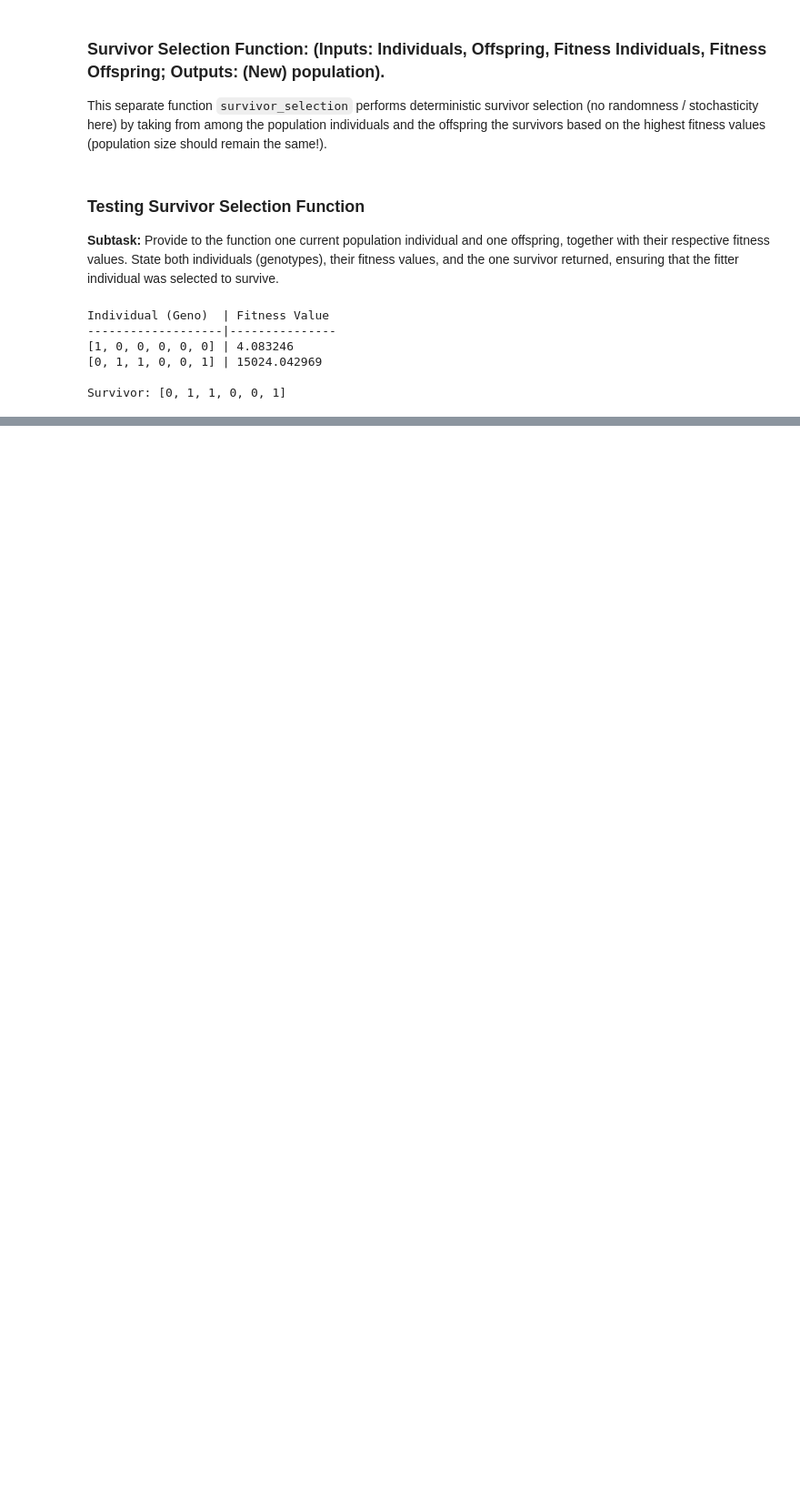
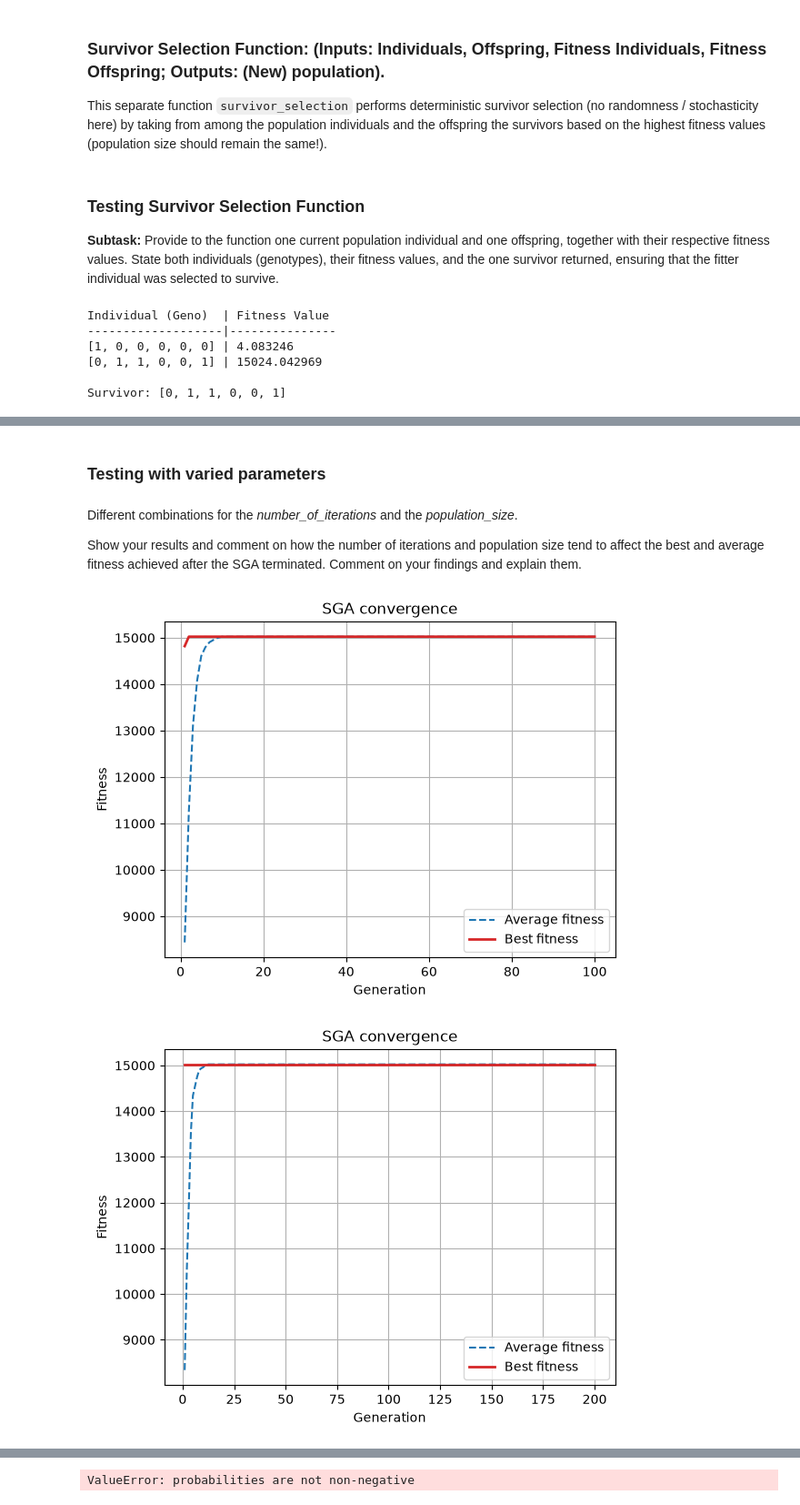
Before and after one commit to kormakursnorra/MachineLearningRepo, a Jupyter notebook: Project2/src/task1.ipynb, the cells around one changed output, grey strips where cells are left out. Shown at 91% size. Saved outputs shown, nothing was run; the diff lists cells and outputs as text; code cells hidden in the pictures; blank space fills up the shorter version.

```diff
--- a/Project2/src/task1.ipynb
+++ b/Project2/src/task1.ipynb
@@ -450,0 +495,33 @@ for i in range( HYPER_PARAMS["n_iter"] ):
+# %% [markdown]
+### Testing with varied parameters
+# %% [markdown]
+Different combinations for the *number_of_iterations* and the *population_size*.
+
+Show your results and comment on how the number of iterations and population size tend to affect the best and average fitness achieved after the SGA terminated. Comment on your findings and explain them.
+# %%
+# Odd population size
+sga_trial( { "n_pop": 51, "n_bits": 6, "c_prob": 0.85, "m_prob": 1 / 6, "n_iter": 100 } )
+
+# Odd population size and ~2x generations/iterations
+sga_trial( { "n_pop": 51, "n_bits": 6, "c_prob": 0.85, "m_prob": 1 / 6, "n_iter": 200 } )
+
+# ~2x population size, mutation probability is 1 / population size, and 2x generations/iterations
+sga_trial( { "n_pop": 100, "n_bits": 6, "c_prob": 0.85, "m_prob": 1 / 100, "n_iter": 200 } )
+
+# ~2x population size, mutation probability is 1 / population size, and 1/2 generations/iterations
+sga_trial( { "n_pop": 100, "n_bits": 6, "c_prob": 0.85, "m_prob": 1 / 100, "n_iter": 50 } )
+
+# ~2x population size, low crossover probaility, mutation probability is 1 / population size, and 2x generations/iterations
+sga_trial( { "n_pop": 100, "n_bits": 6, "c_prob": 0.45, "m_prob": 1 / 100, "n_iter": 200 } )
+
+# ~2x population size, low crossover probaility, high mutation probability, and 2x generations/iterations
+sga_trial( { "n_pop": 100, "n_bits": 6, "c_prob": 0.45, "m_prob": 0.5, "n_iter": 200 } )
+
+# ~1/2 population size, higher number bits, low crossover probaility, high mutation probability, and 2x generations/iterations
+sga_trial( { "n_pop": 60, "n_bits": 10, "c_prob": 0.45, "m_prob": 0.5, "n_iter": 120 } )
+
+# ~1/2 population size, higher number bits, mutation probability = 1 / genes/bits, and 2x generations/iterations
+sga_trial( { "n_pop": 60, "n_bits": 10, "c_prob": 0.85, "m_prob": 1 / 10, "n_iter": 120 } )
+# %% [output]
+[figure, added]
+[figure, added]
@@ -450,0 +532 @@ for i in range( HYPER_PARAMS["n_iter"] ):
+ValueError: probabilities are not non-negative
```
Also changed, not shown: parts of 25 cells of this notebook.
